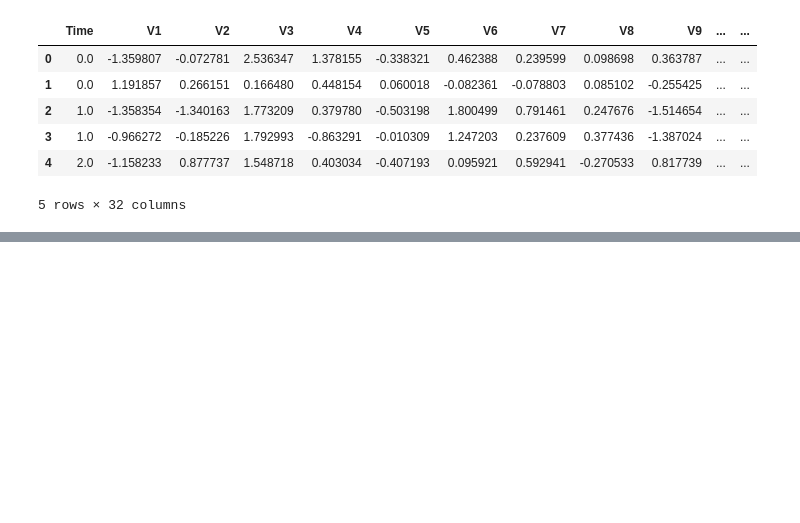
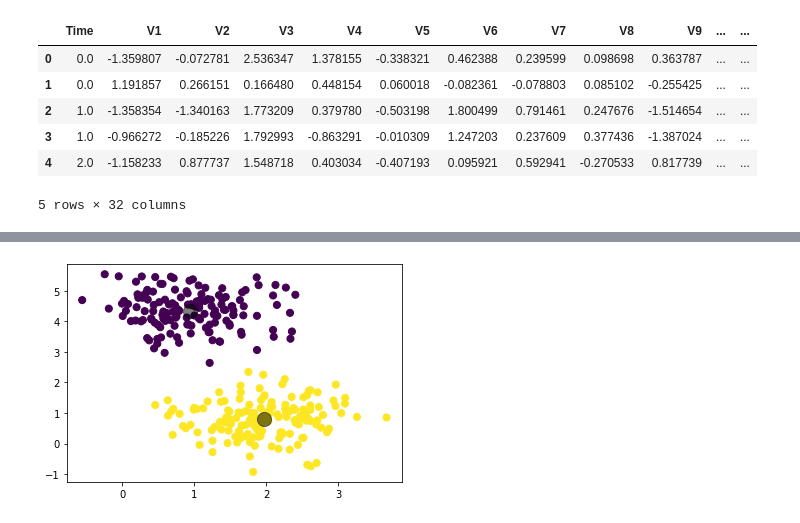
Before and after one commit to reemkhaledaboushama/datamining-project, a Jupyter notebook: 18Q9822.ipynb, the cells around one changed output, grey strips where cells are left out. Saved outputs shown, nothing was run; the diff lists cells and outputs as text; code cells hidden in the pictures; blank space fills up the shorter version.

```diff
--- a/18Q9822.ipynb
+++ b/18Q9822.ipynb
@@ -413,8 +419,10 @@ plt.scatter(X[:, 0], X[:, 1], s=50);
 # %%
-kmeans = KMeans(n_clusters=20) #divide the data to 3 clusters
+kmeans = KMeans(n_clusters=2) #divide the data to 3 clusters
 kmeans.fit(X)
 y_kmeans = kmeans.predict(X)
 
 plt.scatter(X[:, 0], X[:, 1], c=y_kmeans, s=50, cmap='viridis')
 centers = kmeans.cluster_centers_
 plt.scatter(centers[:, 0], centers[:, 1], c='black', s=200, alpha=0.5);
+# %% [output]
+[figure, added]
```
Also changed, not shown: parts of 2 cells of this notebook.
